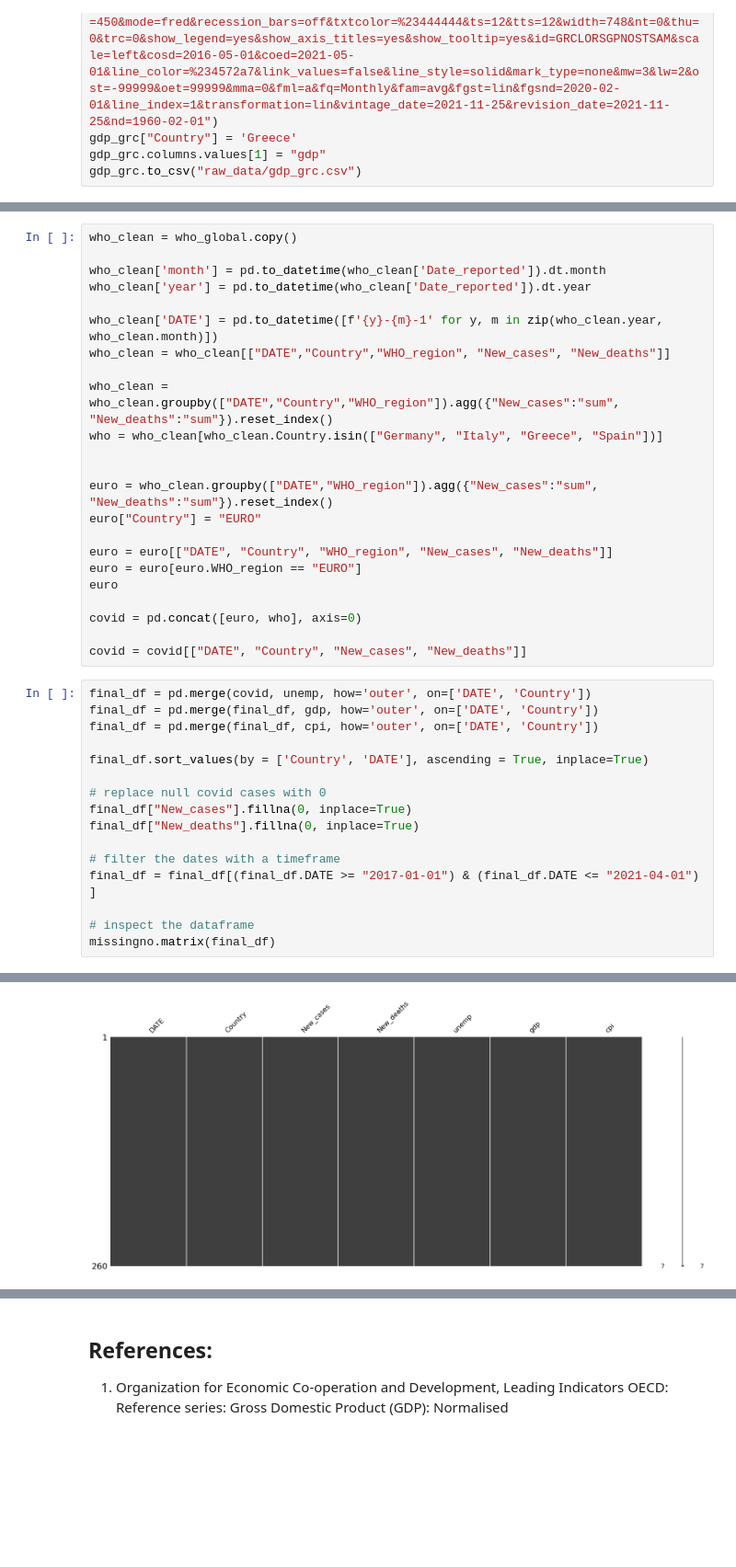
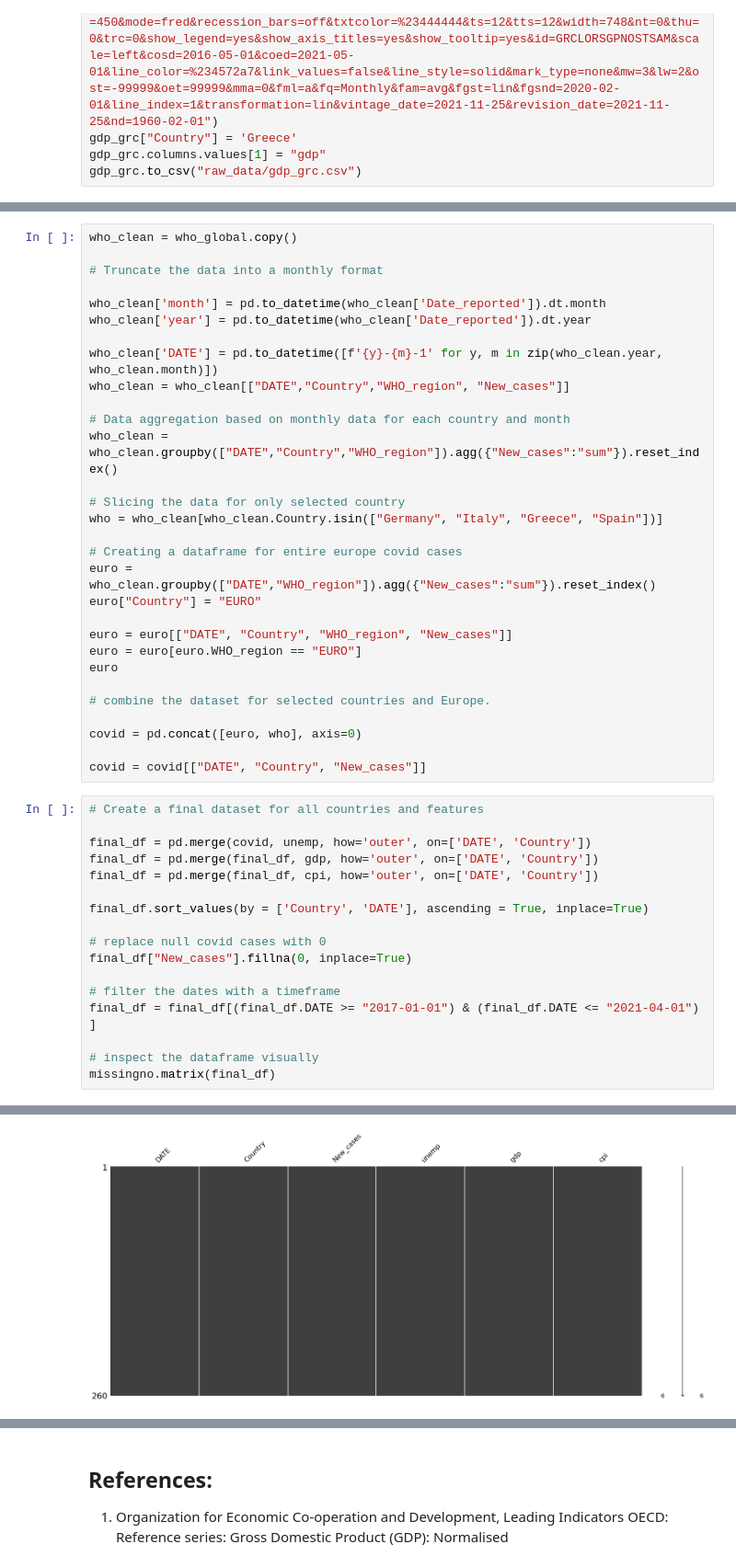
Before and after one commit to tajalahluwalia/data_tools_final_project, a Jupyter notebook: DataScienceToolsFinalProject.ipynb, the cells around one changed output, grey strips where cells are left out. Shown at 92% size. Cells and saved outputs as stored; diff of their text form; blank space fills up the shorter version.

```diff
--- a/DataScienceToolsFinalProject.ipynb
+++ b/DataScienceToolsFinalProject.ipynb
@@ -150,42 +150,50 @@ cpi.DATE = pd.to_datetime(cpi.DATE)
 # %%
 who_clean = who_global.copy()
+
+# Truncate the data into a monthly format
 
 who_clean['month'] = pd.to_datetime(who_clean['Date_reported']).dt.month
 who_clean['year'] = pd.to_datetime(who_clean['Date_reported']).dt.year
 
 who_clean['DATE'] = pd.to_datetime([f'{y}-{m}-1' for y, m in zip(who_clean.year, who_clean.month)])
-who_clean = who_clean[["DATE","Country","WHO_region", "New_cases", "New_deaths"]]
+who_clean = who_clean[["DATE","Country","WHO_region", "New_cases"]]
 
-who_clean = who_clean.groupby(["DATE","Country","WHO_region"]).agg({"New_cases":"sum", "New_deaths":"sum"}).reset_index()
+# Data aggregation based on monthly data for each country and month
+who_clean = who_clean.groupby(["DATE","Country","WHO_region"]).agg({"New_cases":"sum"}).reset_index()
+
+# Slicing the data for only selected country
 who = who_clean[who_clean.Country.isin(["Germany", "Italy", "Greece", "Spain"])]
 
-
-euro = who_clean.groupby(["DATE","WHO_region"]).agg({"New_cases":"sum", "New_deaths":"sum"}).reset_index()
+# Creating a dataframe for entire europe covid cases
+euro = who_clean.groupby(["DATE","WHO_region"]).agg({"New_cases":"sum"}).reset_index()
 euro["Country"] = "EURO"
 
-euro = euro[["DATE", "Country", "WHO_region", "New_cases", "New_deaths"]]
+euro = euro[["DATE", "Country", "WHO_region", "New_cases"]]
 euro = euro[euro.WHO_region == "EURO"]
 euro
 
+# combine the dataset for selected countries and Europe.
+
 covid = pd.concat([euro, who], axis=0)
 
-covid = covid[["DATE", "Country", "New_cases", "New_deaths"]]
+covid = covid[["DATE", "Country", "New_cases"]]
 # %%
+# Create a final dataset for all countries and features
+
 final_df = pd.merge(covid, unemp, how='outer', on=['DATE', 'Country'])
 final_df = pd.merge(final_df, gdp, how='outer', on=['DATE', 'Country'])
 final_df = pd.merge(final_df, cpi, how='outer', on=['DATE', 'Country'])
 
 final_df.sort_values(by = ['Country', 'DATE'], ascending = True, inplace=True)
 
 # replace null covid cases with 0
 final_df["New_cases"].fillna(0, inplace=True)
-final_df["New_deaths"].fillna(0, inplace=True)
 
 # filter the dates with a timeframe
 final_df = final_df[(final_df.DATE >= "2017-01-01") & (final_df.DATE <= "2021-04-01") ]
 
-# inspect the dataframe
+# inspect the dataframe visually
 missingno.matrix(final_df)
 # %% [output]
 <AxesSubplot:>
-[figure, old version]
+[figure, new version]
```
Also changed, not shown: parts of 24 cells of this notebook, 1 other file.
